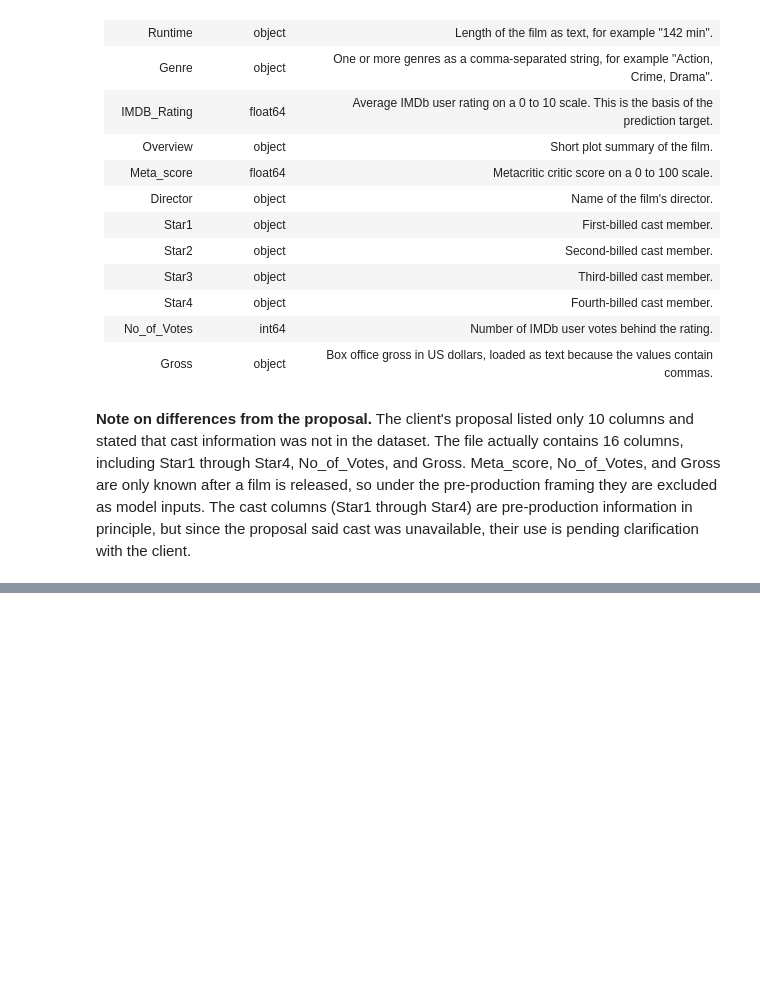
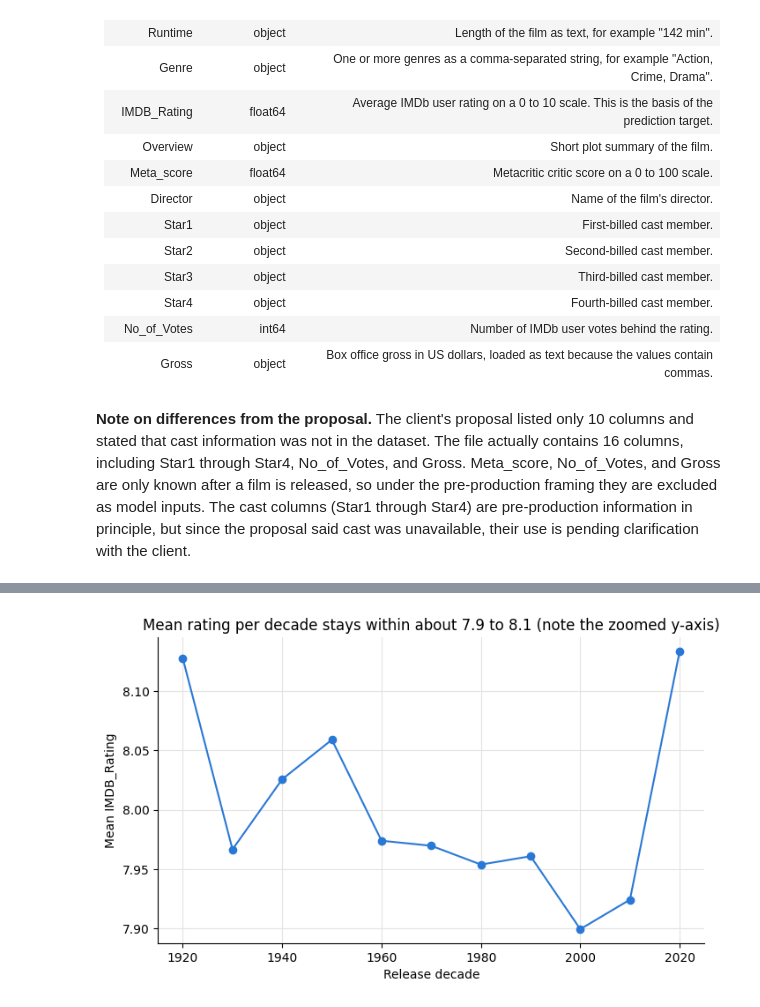
Before and after one commit to ekam-n/iat461-final-project, a Jupyter notebook: notebook.ipynb, the cells around one changed output, grey strips where cells are left out. Drawn from its saved outputs; the diff is of its cells as text; code cells hidden in the pictures; blank space fills up the shorter version.

```diff
--- a/notebook.ipynb
+++ b/notebook.ipynb
@@ -65,0 +191,11 @@ dtype: object
+# %%
+decade_stats = df.groupby(df["Released_Year"] // 10 * 10)["IMDB_Rating"].agg(["mean", "count"])
+
+fig, ax = plt.subplots(figsize=(8, 4.5))
+ax.plot(decade_stats.index, decade_stats["mean"], marker="o", color=BLUE)
+ax.set_title("Mean rating per decade stays within about 7.9 to 8.1 (note the zoomed y-axis)")
+ax.set_xlabel("Release decade")
+ax.set_ylabel("Mean IMDB_Rating")
+plt.show()
+# %% [output]
+[figure, added]
```
Also changed, not shown: parts of 29 cells of this notebook.
